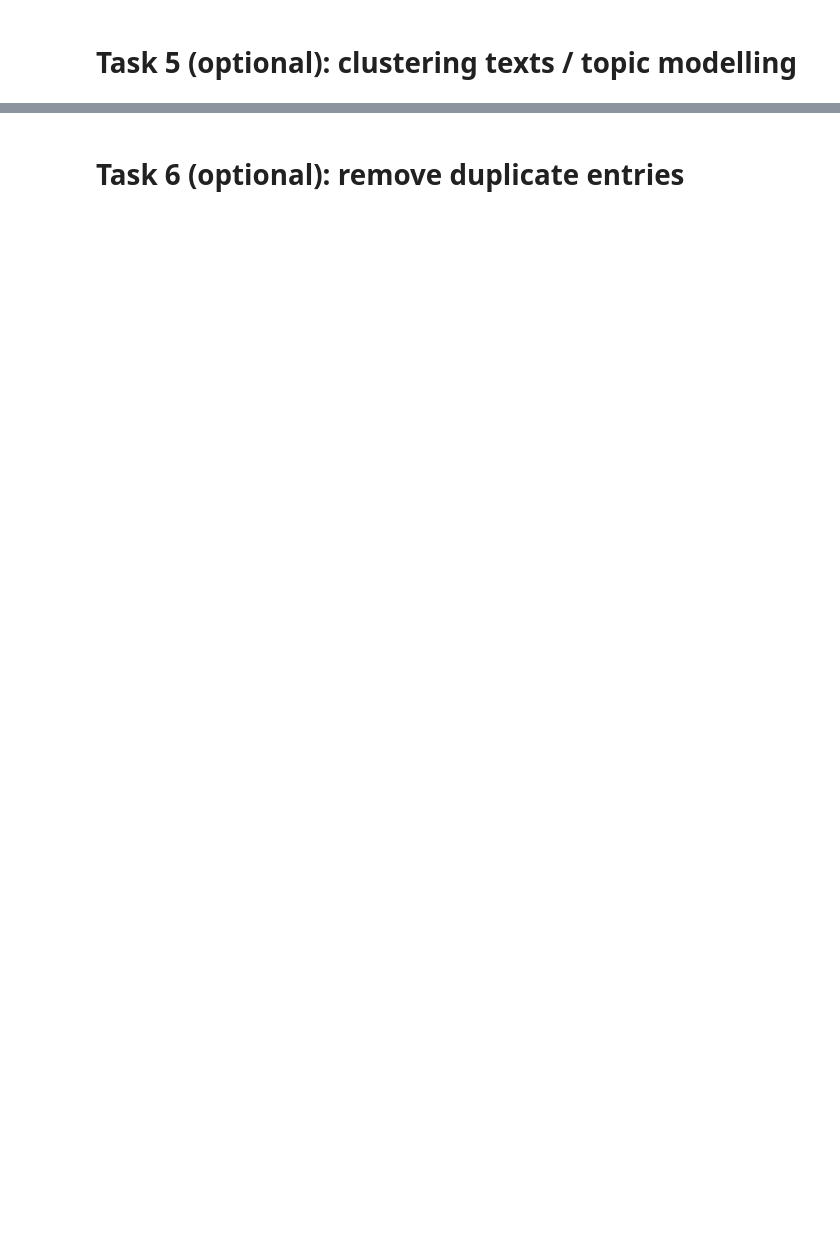
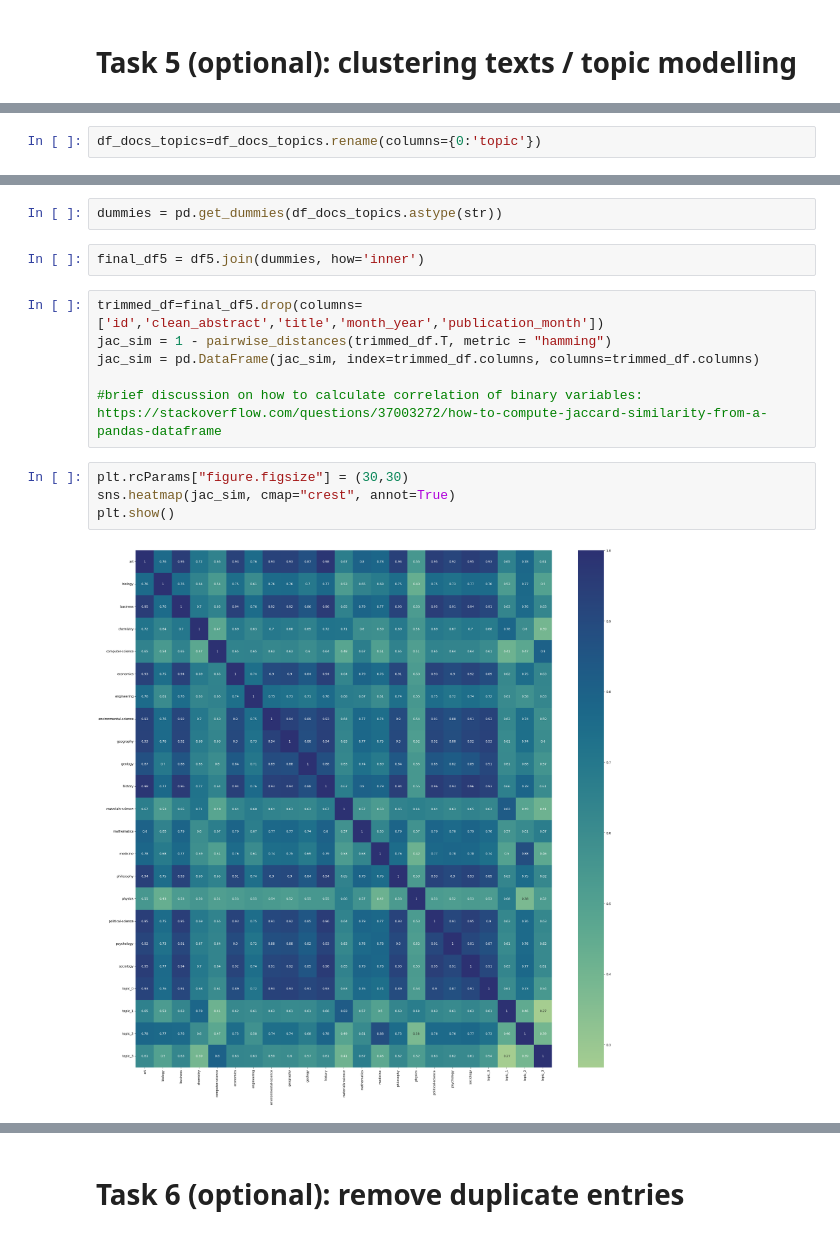
Before and after one commit to bertagrim/grenoble4research, a Jupyter notebook: grenoble4research_final.ipynb, the cells around one changed output, grey strips where cells are left out. Cells and saved outputs as stored; diff of their text form; blank space fills up the shorter version.

```diff
--- a/grenoble4research_final.ipynb
+++ b/grenoble4research_final.ipynb
@@ -1232,0 +1361,2 @@ print(least_frequent(clean_dis))
+# %%
+df_docs_topics=df_docs_topics.rename(columns={0:'topic'})
@@ -1232,0 +1379,16 @@ print(least_frequent(clean_dis))
+# %%
+dummies = pd.get_dummies(df_docs_topics.astype(str))
+# %%
+final_df5 = df5.join(dummies, how='inner')
+# %%
+trimmed_df=final_df5.drop(columns=['id','clean_abstract','title','month_year','publication_month'])
+jac_sim = 1 - pairwise_distances(trimmed_df.T, metric = "hamming")
+jac_sim = pd.DataFrame(jac_sim, index=trimmed_df.columns, columns=trimmed_df.columns)
+
+#brief discussion on how to calculate correlation of binary variables: https://stackoverflow.com/questions/37003272/how-to-compute-jaccard-similarity-from-a-pandas-dataframe
+# %%
+plt.rcParams["figure.figsize"] = (30,30)
+sns.heatmap(jac_sim, cmap="crest", annot=True)
+plt.show()
+# %% [output]
+[figure, added]
```
Also changed, not shown: parts of 39 cells of this notebook, 1 other file.
